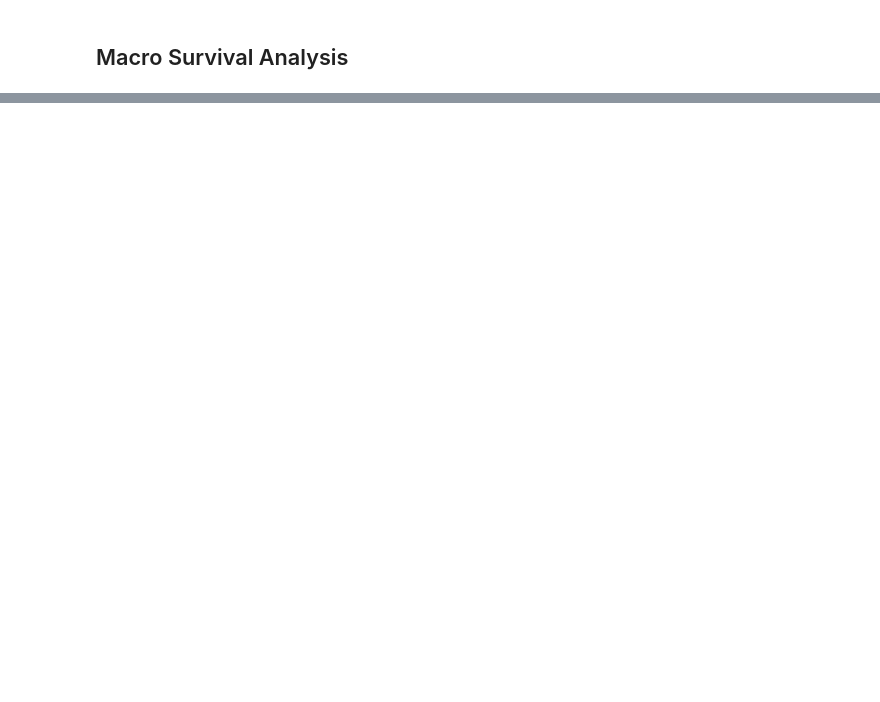
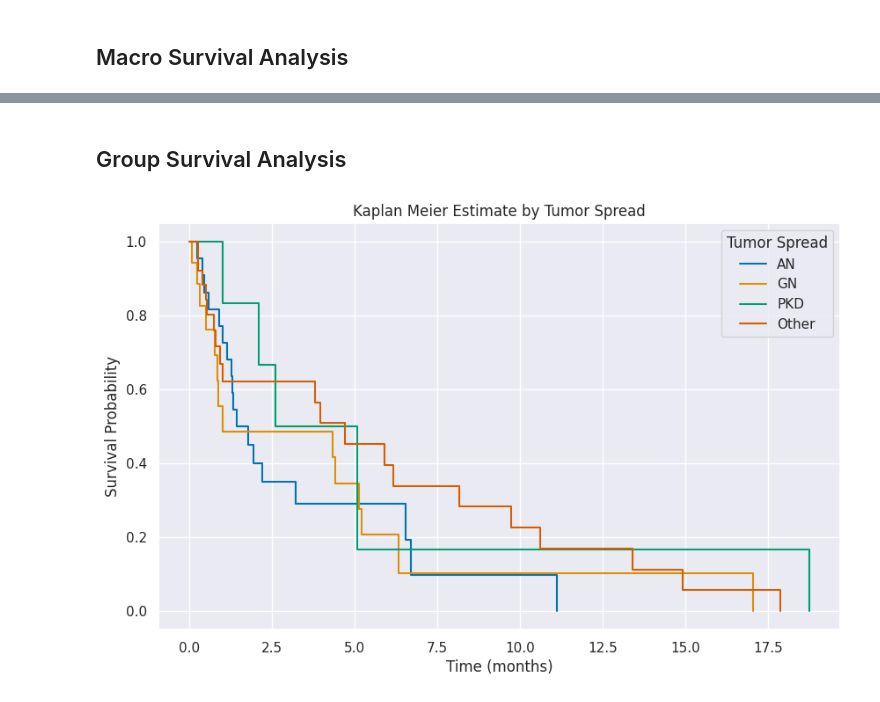
Before and after one commit to Kekkodf/DP-SurvAnalysis, a Jupyter notebook: src/notebook.ipynb, the cells around one changed output, grey strips where cells are left out. Drawn from its saved outputs; the diff is of its cells as text; code cells hidden in the pictures; blank space fills up the shorter version.

```diff
--- a/src/notebook.ipynb
+++ b/src/notebook.ipynb
@@ -322,0 +313,28 @@ Median survival time: 30.47
+# %% [markdown]
+## Group Survival Analysis
+# %%
+groups = df['Disease']
+ix_an = (groups == 'AN')
+ix_gn = (groups == 'GN')
+ix_pkd = (groups == 'PKD')
+ix_other = (groups == 'Other')
+
+plt.figure(figsize=(10, 6))  # Setting the figure size
+
+# Fitting and plotting for each risk group
+medians = []
+medians_ci = []
+for ix, label in zip([ix_an, ix_gn, ix_pkd, ix_other], ['AN', 'GN', 'PKD', 'Other']):
+    km.fit(df['Time'][ix], df['Status'][ix], label=label)
+    medians.append(km.median_survival_time_)
+    medians_ci.append(median_survival_times(km.confidence_interval_))
+    km.plot(ax=plt.gca(), ci_show=False)  # Use the current axes, overlaying the plots
+
+plt.title('Kaplan Meier Estimate by Tumor Spread')
+plt.xlabel('Time (months)')
+plt.ylabel('Survival Probability')
+plt.legend(title='Tumor Spread', loc = 'best')
+
+plt.show()
+# %% [output]
+[figure, added]
```
Also changed, not shown: parts of 10 cells of this notebook.
